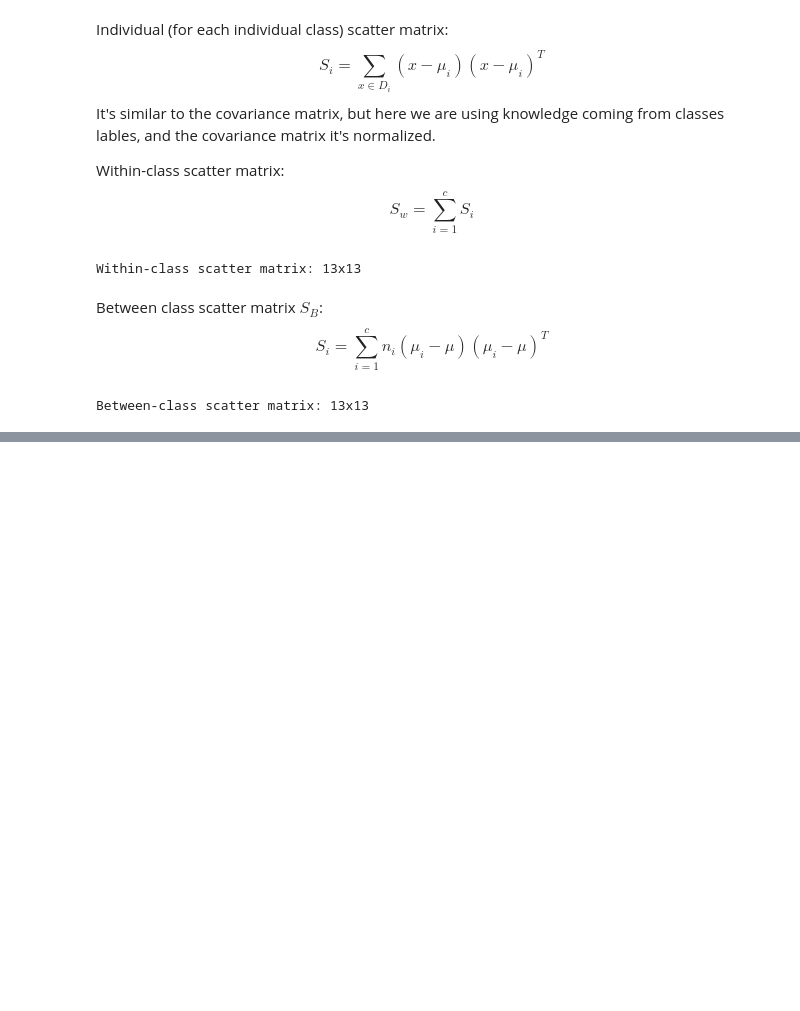
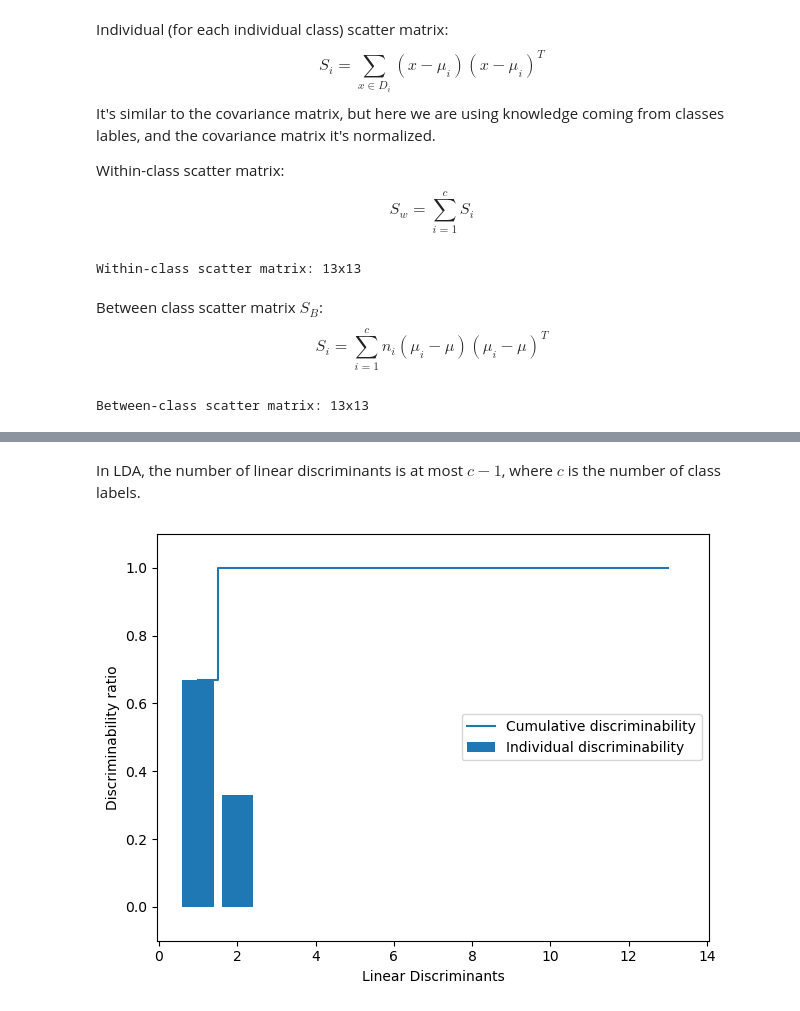
Before and after one commit to RiccardoTonioloDev/ML-w-PyTorch, a Jupyter notebook: Dimensionality Reduction/Compressing data_via_dimensionality_reduction.ipynb, the cells around one changed output, grey strips where cells are left out. Saved outputs shown, nothing was run; the diff lists cells and outputs as text; code cells hidden in the pictures; blank space fills up the shorter version.

Commit message:
Finished dimensionality reduction, started best practices and evaluation.

```diff
--- a/Dimensionality Reduction/Compressing data_via_dimensionality_reduction.ipynb
+++ b/Dimensionality Reduction/Compressing data_via_dimensionality_reduction.ipynb
@@ -355,0 +356,8 @@ Between-class scatter matrix: 13x13
+# %%
+eigen_vals, eigen_vecs = np.linalg.eig(np.linalg.inv(S_W).dot(S_B))
+# And then we sort the eigvals in descending order
+eigen_pairs = [(np.abs(eigen_vals[i]), eigen_vecs[:,i]) for i in range(len(eig_vals))]
+eigen_pairs = sorted(eigen_pairs,key=lambda k: k[0], reverse=True)
+print("Eigenvalues in descening order: \n")
+for eigval in eigen_pairs:
+    print(eigval[0])
@@ -355,0 +380,16 @@ Between-class scatter matrix: 13x13
+# %% [markdown]
+In LDA, the number of linear discriminants is at most $c-1$, where $c$ is the number of class labels.
+# %%
+tot = sum(eigen_vals.real)
+discr = [(i/tot) for i in sorted(eigen_vals.real, reverse=True)]
+cum_discr = np.cumsum(discr)
+plt.bar(range(1,14),discr,align="center",label="Individual discriminability")
+plt.step(range(1,14),cum_discr,where="mid",label="Cumulative discriminability")
+plt.ylabel("Discriminability ratio")
+plt.xlabel("Linear Discriminants")
+plt.ylim([-0.1,1.1])
+plt.legend(loc="best")
+plt.tight_layout()
+plt.show()
+# %% [output]
+[figure, added]
```
Also changed, not shown: parts of 16 cells of this notebook, 1 other file.
